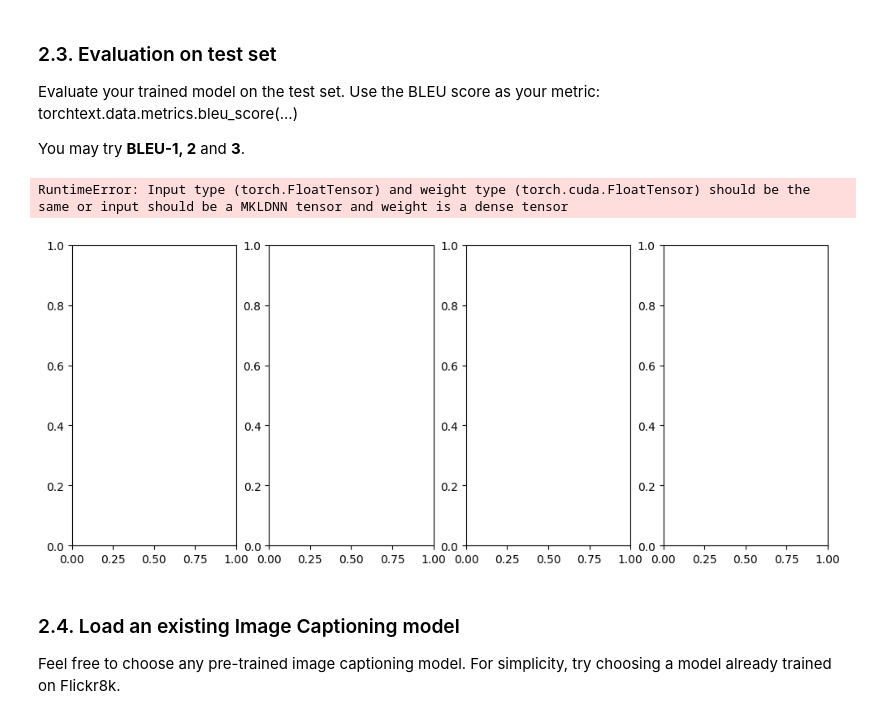
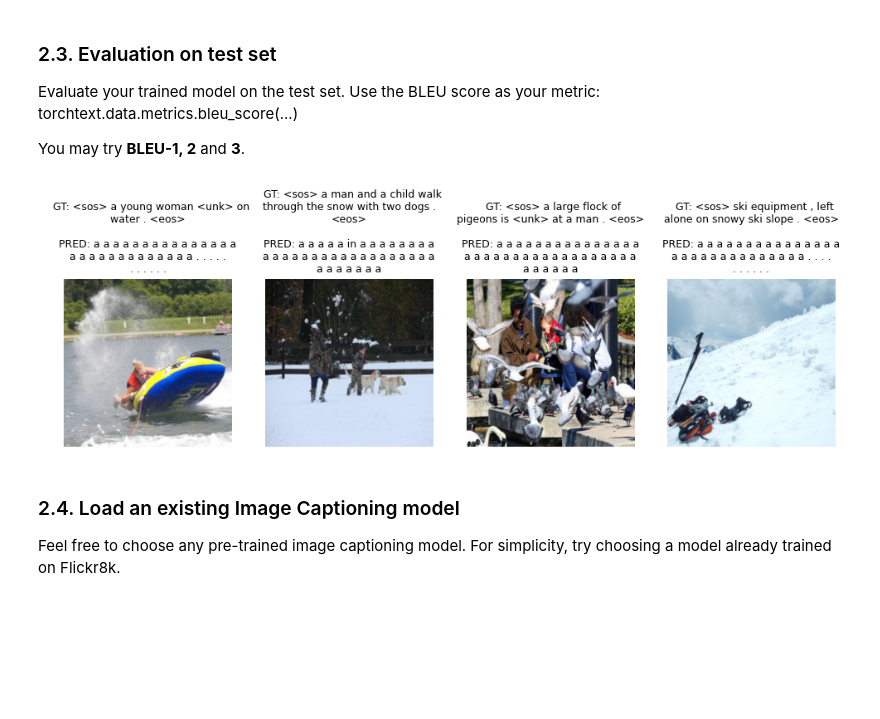
Before and after one commit to liviuflo/dnd-assignment2, a Jupyter notebook: DND_Assignment_2_24_25_1.ipynb, the cells around one changed output. Saved outputs shown, nothing was run; the diff lists cells and outputs as text; code cells hidden in the pictures; blank space fills up the shorter version.

```diff
--- a/DND_Assignment_2_24_25_1.ipynb
+++ b/DND_Assignment_2_24_25_1.ipynb
@@ -966,36 +1073,35 @@ def predict_on_dataset(model: ImageCaptioningModel, ds, wanted_images):
 
     with torch.no_grad():
         for i, sample_id in enumerate(sample_ids):
             image_tensor, gt_caption, _ = ds[sample_id]
 
             images = image_tensor.unsqueeze(0)
             gt_captions = gt_caption.unsqueeze(0)
 
-            preds, captions, _ = model.forward(images)
+            preds, captions, _ = model.forward(images.to(device))
 
             pred_caption = decode_caption(captions[0], VOCAB)
 
             image = denormalize(image_tensor).numpy()
             image = np.transpose(image, (1, 2, 0))
             image[image > 1] = 1
 
             text_gt = "  GT: " + decode_caption(gt_caption, ds.vocab)
             wrapped_text_gt = "\n".join(wrap(text_gt, width=35))
 
             text_pred = "PRED: " + pred_caption
             wrapped_text_pred = "\n".join(wrap(text_pred, width=35))
 
             title = wrapped_text_gt + "\n\n" + wrapped_text_pred
 
             axs[i].imshow(image)
             axs[i].axis("off")
             axs[i].set_title(title, fontsize=9)
 
 
 predict_on_dataset(model, test_dataset, wanted_images=4)
 # %% [output]
-RuntimeError: Input type (torch.FloatTensor) and weight type (torch.cuda.FloatTensor) should be the same or input should be a MKLDNN tensor and weight is a dense tensor
-[figure, old version]
+[figure, new version]
 # %% [markdown]
 ### 2.4. Load an existing Image Captioning model
 
```
Also changed, not shown: parts of 2 cells of this notebook, 4 other files.
